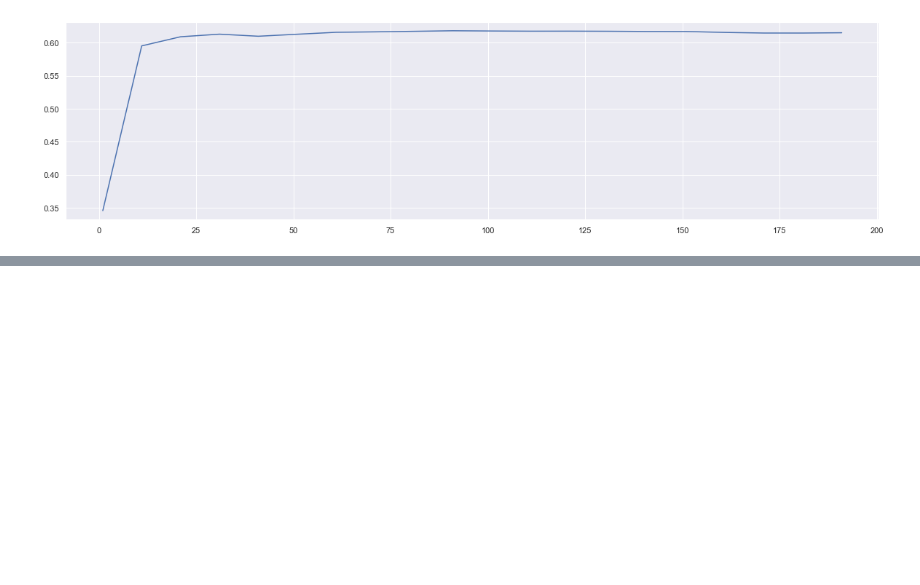
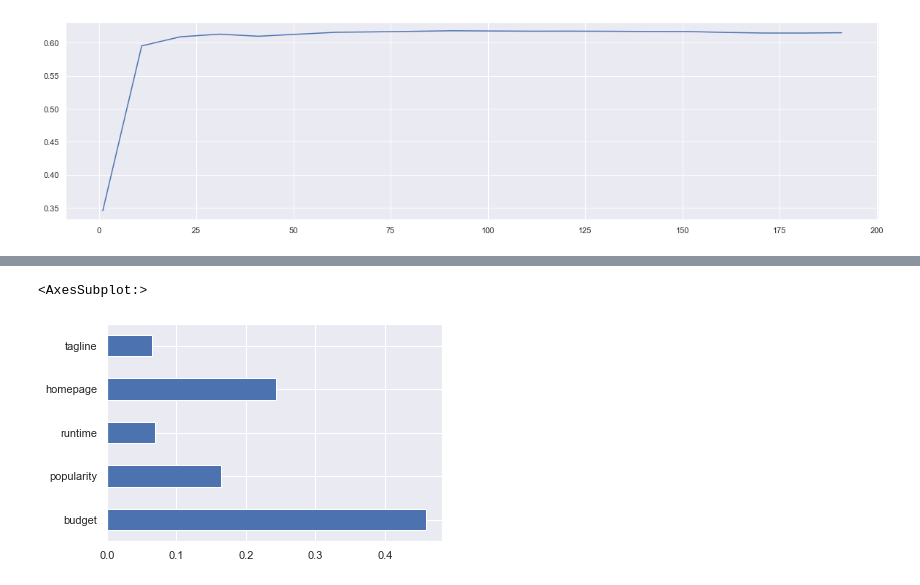
Before and after one commit to RNNNW/527_final_project, a Jupyter notebook: ESE527_Project.ipynb, the cells around one changed output, grey strips where cells are left out. Cells and saved outputs as stored; diff of their text form; code cells hidden in the pictures; blank space fills up the shorter version.

```diff
--- a/ESE527_Project.ipynb
+++ b/ESE527_Project.ipynb
@@ -394,0 +446,7 @@ r2 score: 0.6564691036313509
+# %%
+X_train = pd.DataFrame(train_normed_X, columns = X.columns)
+feat_importances = pd.Series(xgb_model.feature_importances_, index = X_train.columns)
+feat_importances.plot(kind='barh')
+# %% [output]
+<AxesSubplot:>
+[figure, added]
```
Also changed, not shown: parts of 15 cells of this notebook.
